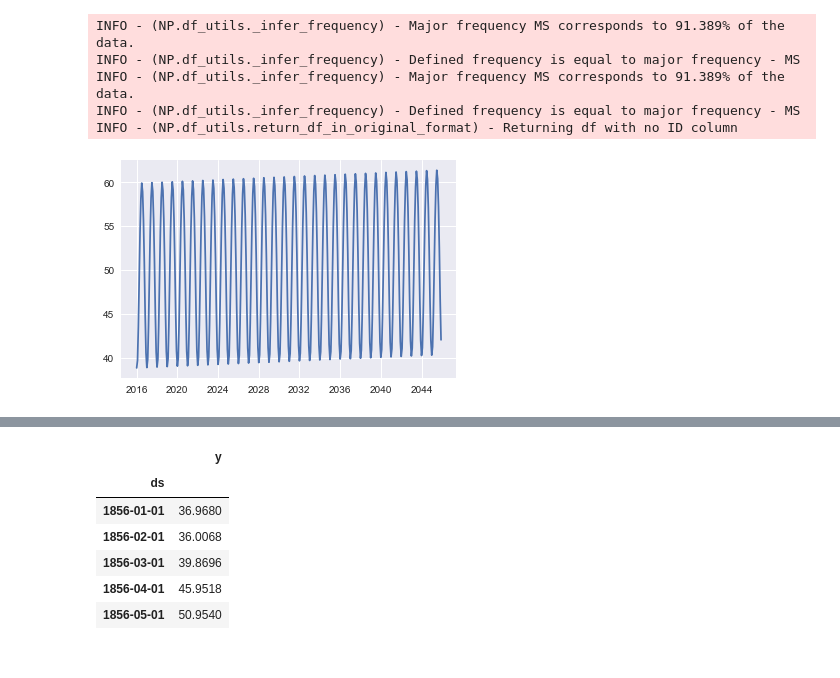
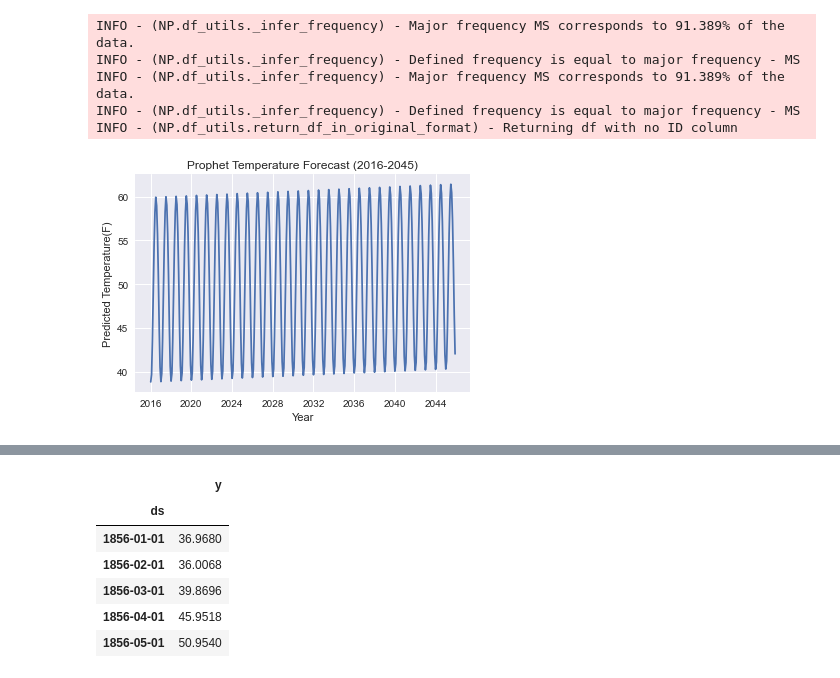
Before and after one commit to cmhollman/Capstone_Project, a Jupyter notebook: Global_Temp_Project.ipynb, the cells around one changed output, grey strips where cells are left out. Drawn from its saved outputs; the diff is of its cells as text; code cells hidden in the pictures.

```diff
--- a/Global_Temp_Project.ipynb
+++ b/Global_Temp_Project.ipynb
@@ -312,7 +335,11 @@ INFO - (NP.df_utils._infer_frequency) - Major frequency MS corresponds to 91.389
 INFO - (NP.df_utils._infer_frequency) - Defined frequency is equal to major frequency - MS
 INFO - (NP.df_utils.return_df_in_original_format) - Returning df with no ID column
 # %%
+#plotting predictions
 plt.plot(forecast_future['ds'], forecast_future['yhat1']);
+plt.xlabel('Year')
+plt.ylabel('Predicted Temperature(F)')
+plt.title('Prophet Temperature Forecast (2016-2045)');
 # %% [output]
-[figure, old version]
+[figure, new version]
 # %%
```
Also changed, not shown: parts of 66 cells of this notebook, 11 other files.
